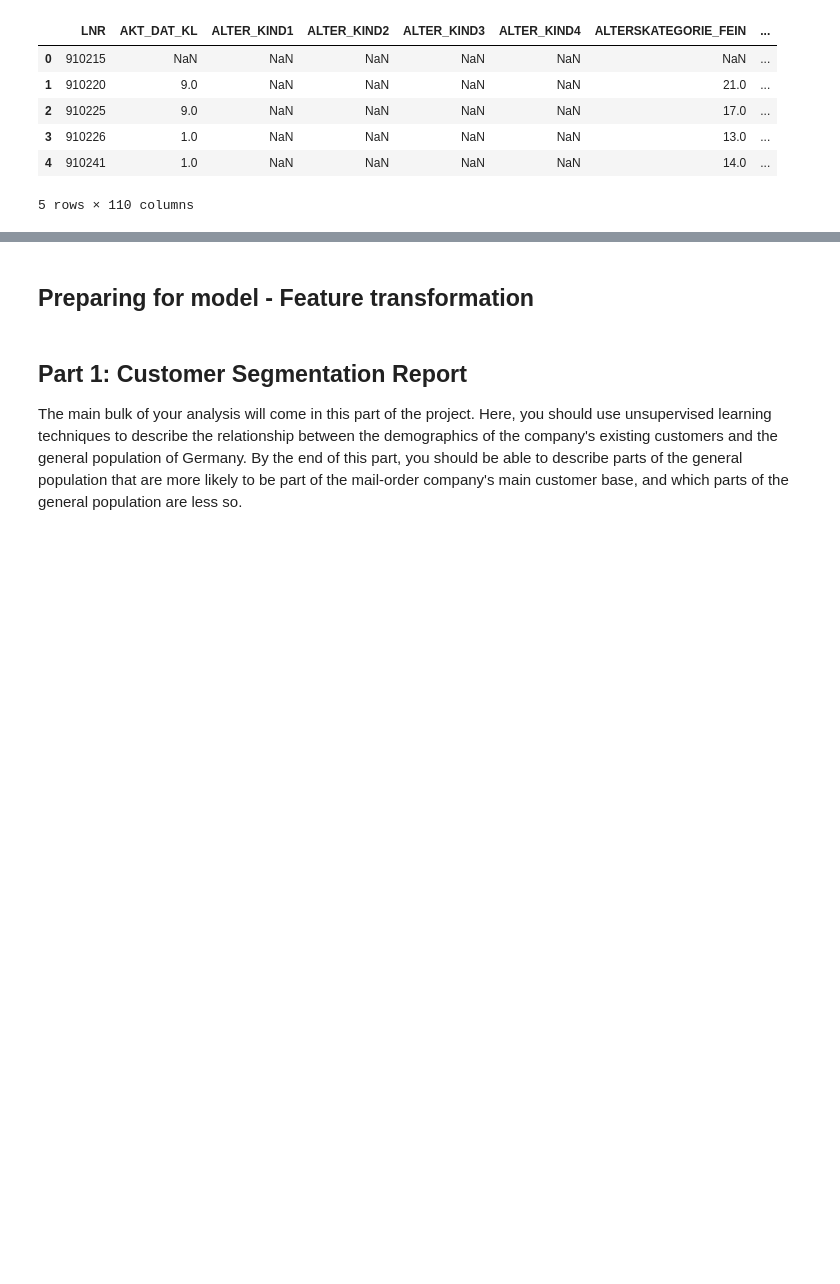
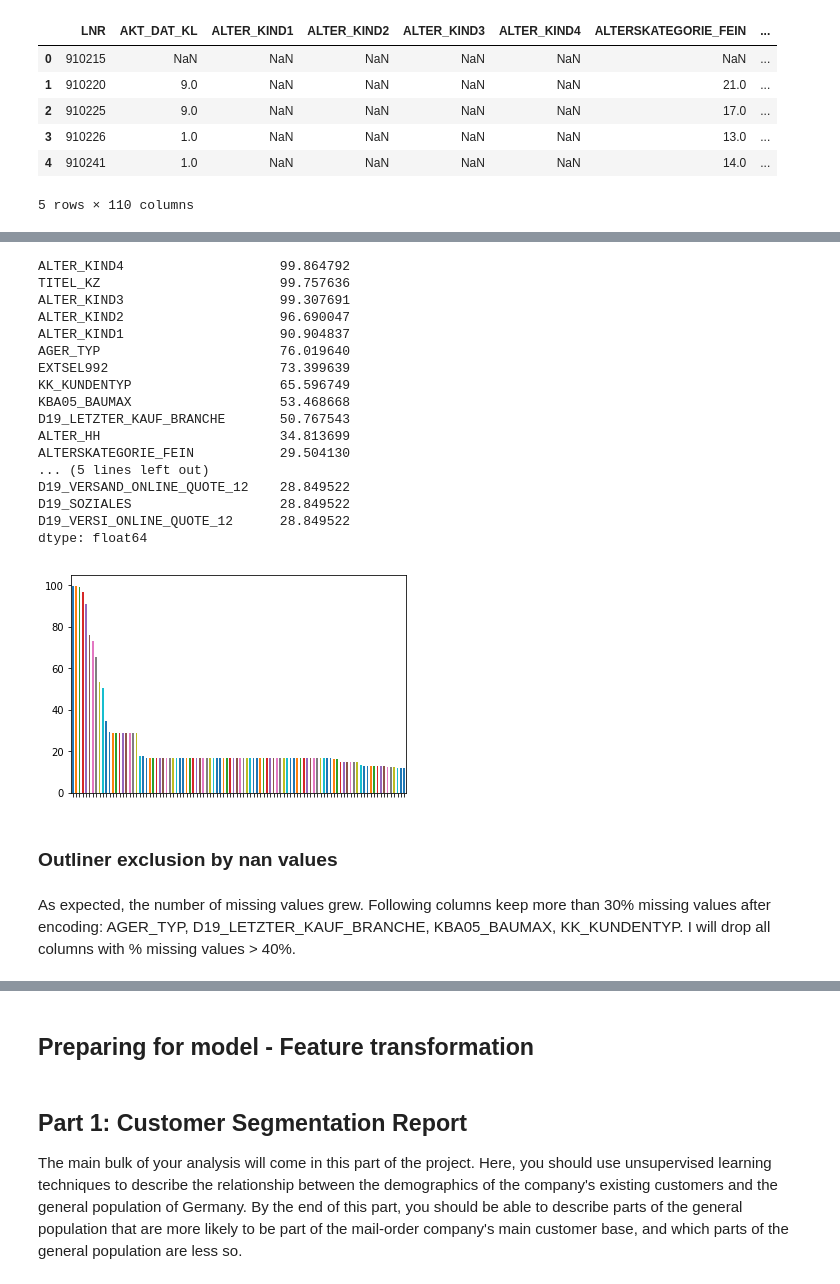
Before and after one commit to bwenner/CustomerSegmentation_Bertelsmann_Avarto, a Jupyter notebook: Arvato Project Workbook.ipynb, the cells around one changed output, grey strips where cells are left out. Cells and saved outputs as stored; diff of their text form; code cells hidden in the pictures; blank space fills up the shorter version.

```diff
--- a/Arvato Project Workbook.ipynb
+++ b/Arvato Project Workbook.ipynb
@@ -531,0 +585,5 @@ Name: ALTERSKATEGORIE_GROB, dtype: int64
+# %%
+for colname in dfCjt.index:
+    if colname == 'CJT_GESAMTTYP':
+        continue
+    CleanConfig.ColumnsToDrop.append(colname)
@@ -531,0 +598,34 @@ Name: ALTERSKATEGORIE_GROB, dtype: int64
+# %%
+def MissingValuesToNan(inpDf):
+    '''
+    Convert missing values to nan based on info from attribute file.
+    '''
+    dsh.PrintLine('Start converting missing values to nan')
+    df = inpDf.copy(deep = True)
+
+    for cv in CleanConfig.ColumnValues.values():
+
+        if len(cv.UnknownValues) == 0:
+            continue
+        if cv.ColumnName in CleanConfig.ColumnsToDrop:
+            continue
+        if not cv.ColumnName in df.columns:
+            continue
+
+        try:
+            pre = df[df[cv.ColumnName].isin(cv.UnknownValues)].shape[0]
+            if pre == 0:
+                continue
+
+            df[cv.ColumnName] = df[cv.ColumnName].apply(
+                lambda x: np.nan if (x in cv.UnknownValues or x is None or x is np.nan) else x
+            )
+
+            aft = df[df[cv.ColumnName].isin(cv.UnknownValues)].shape[0]
+
+            print(cv.ColumnName, '-', cv.UnknownValues, '-', pre, '-', aft)
+        except:
+            print('Error applying "lambda x: np.nan if x in CleanConfig.ColumnValues[col] else x')
+
+    dsh.PrintLine('Finished converting missing values to nan')
+    return df
@@ -531,0 +660,2 @@ Name: ALTERSKATEGORIE_GROB, dtype: int64
+# %%
+azTmpCleaned = MissingValuesToNan(azdias)
@@ -531,0 +703,27 @@ Name: ALTERSKATEGORIE_GROB, dtype: int64
+# %%
+# After calling MissingValuesToNan
+
+azMissToNan = PlotIsNullDist(azTmpCleaned)
+# %% [output]
+ALTER_KIND4                    99.864792
+TITEL_KZ                       99.757636
+ALTER_KIND3                    99.307691
+ALTER_KIND2                    96.690047
+ALTER_KIND1                    90.904837
+AGER_TYP                       76.019640
+EXTSEL992                      73.399639
+KK_KUNDENTYP                   65.596749
+KBA05_BAUMAX                   53.468668
+D19_LETZTER_KAUF_BRANCHE       50.767543
+ALTER_HH                       34.813699
+ALTERSKATEGORIE_FEIN           29.504130
+... (5 lines left out)
+D19_VERSAND_ONLINE_QUOTE_12    28.849522
+D19_SOZIALES                   28.849522
+D19_VERSI_ONLINE_QUOTE_12      28.849522
+dtype: float64
+[figure, added]
+# %% [markdown]
+### Outliner exclusion by nan values
+# %% [markdown]
+As expected, the number of missing values grew. Following columns keep more than 30% missing values after encoding: AGER_TYP, D19_LETZTER_KAUF_BRANCHE, KBA05_BAUMAX, KK_KUNDENTYP. I will drop all columns with % missing values > 40%.
```
Also changed, not shown: parts of 135 cells of this notebook, 1 other file.
